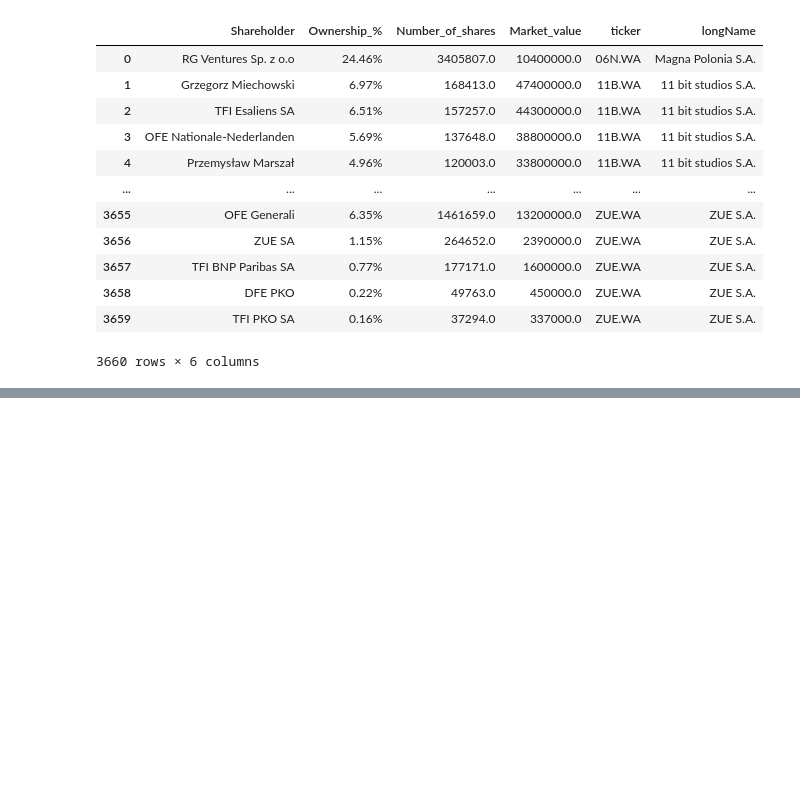
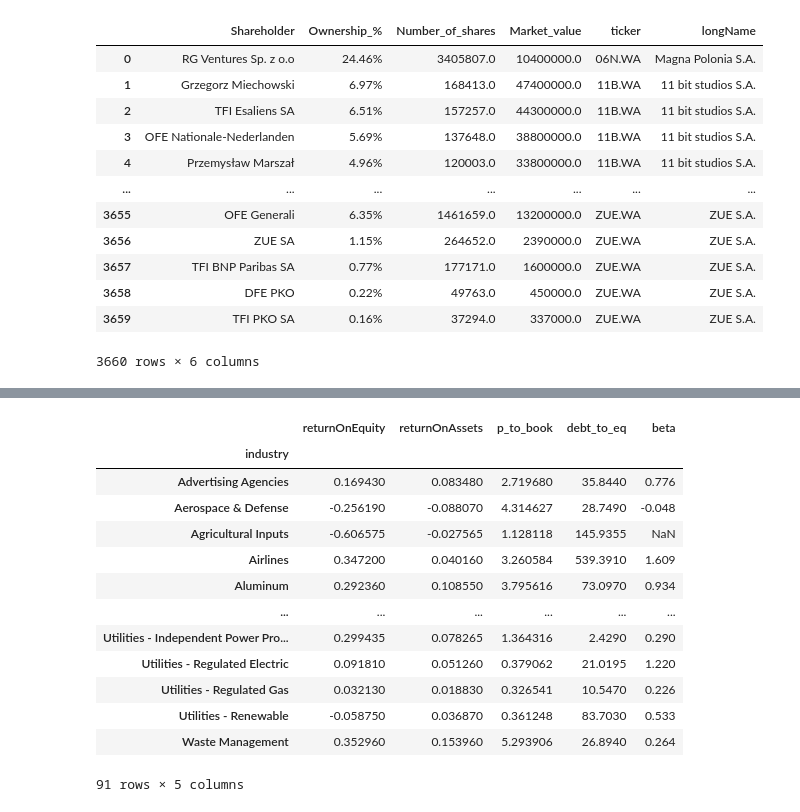
Before and after one commit to dominikjanyga/network-analysis, a Jupyter notebook: 2_network_analysis_data_cleaning.ipynb, the cells around one changed output, grey strips where cells are left out. Drawn from its saved outputs; the diff is of its cells as text; code cells hidden in the pictures; blank space fills up the shorter version.

```diff
--- a/2_network_analysis_data_cleaning.ipynb
+++ b/2_network_analysis_data_cleaning.ipynb
@@ -167,0 +190,17 @@ df_financials
+# %%
+df_financials.groupby('industry').agg({'returnOnEquity': 'median', 'returnOnAssets': 'median', 'p_to_book': 'median', 'debt_to_eq': 'median', 'beta':'median'})
+# %% [output]
+|  | returnOnEquity | returnOnAssets | p_to_book | debt_to_eq | beta |
+| industry |  |  |  |  |  |
+| Advertising Agencies | 0.169430 | 0.083480 | 2.719680 | 35.8440 | 0.776 |
+| Aerospace & Defense | -0.256190 | -0.088070 | 4.314627 | 28.7490 | -0.048 |
+| Agricultural Inputs | -0.606575 | -0.027565 | 1.128118 | 145.9355 | NaN |
+| Airlines | 0.347200 | 0.040160 | 3.260584 | 539.3910 | 1.609 |
+| Aluminum | 0.292360 | 0.108550 | 3.795616 | 73.0970 | 0.934 |
+| ... | ... | ... | ... | ... | ... |
+| Utilities - Independent Power Pro... | 0.299435 | 0.078265 | 1.364316 | 2.4290 | 0.290 |
+| Utilities - Regulated Electric | 0.091810 | 0.051260 | 0.379062 | 21.0195 | 1.220 |
+| Utilities - Regulated Gas | 0.032130 | 0.018830 | 0.326541 | 10.5470 | 0.226 |
+| Utilities - Renewable | -0.058750 | 0.036870 | 0.361248 | 83.7030 | 0.533 |
+| Waste Management | 0.352960 | 0.153960 | 5.293906 | 26.8940 | 0.264 |
+91 rows × 5 columns
```
Also changed, not shown: parts of 6 cells of this notebook.
